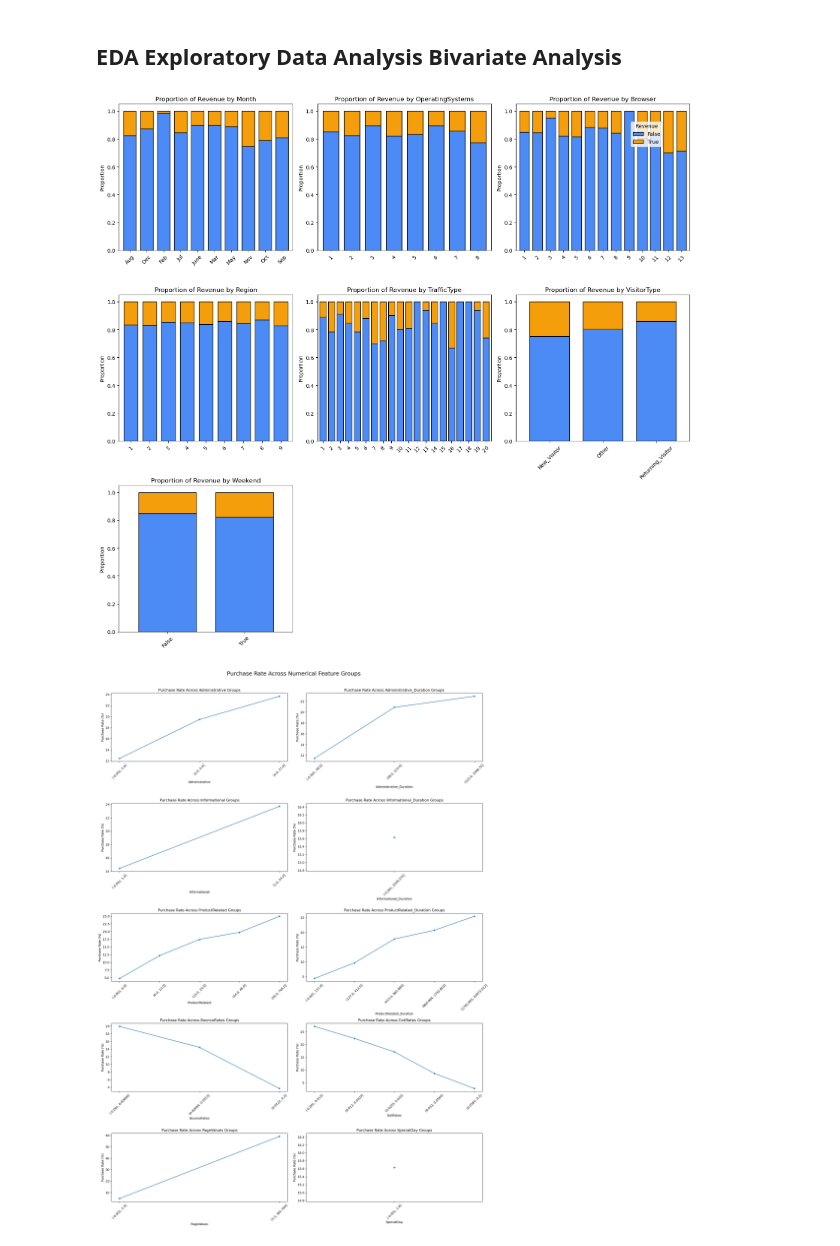
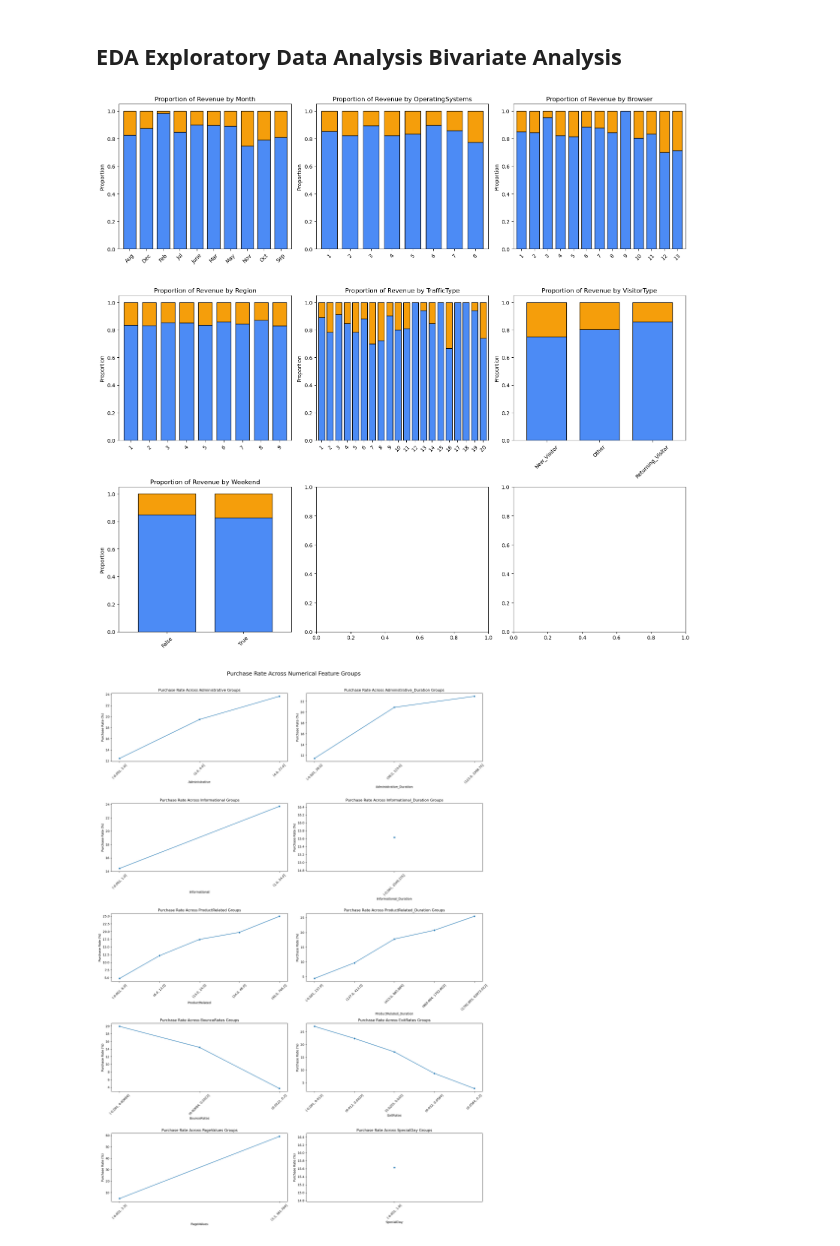
Before and after one commit to liaoxiaoyang3-prog/MLDP_project, a Jupyter notebook: MLDP.ipynb, the cells around one changed output. Saved outputs shown, nothing was run; the diff lists cells and outputs as text; code cells hidden in the pictures.

```diff
--- a/MLDP.ipynb
+++ b/MLDP.ipynb
@@ -481,20 +469,3 @@ for col in numeric_cols:
 [figure]
 [figure]
 [figure]
-# %%
-numeric_cols = df.select_dtypes(include='number').columns
-
-for col in numeric_cols:
-    Q1 = df[col].quantile(0.25)
-    Q3 = df[col].quantile(0.75)
-
-    IQR = Q3 - Q1
-
-    lower = Q1 - 1.5 * IQR
-    upper = Q3 + 1.5 * IQR
-
-    outliers = df[(df[col] < lower) | (df[col] > upper)]
-
-    print(f"{col}: {len(outliers)} outliers")
-
-# Cher ask me to use IQR and i used this and with the
@@ -688,52 +640,46 @@ plt.show()
 # %% [markdown]
 ## EDA Exploratory Data Analysis  Bivariate Analysis
 # %%
-# 2. Set up a clean 3x3 grid
+# a clean 3x3 grid
 fig, axes = plt.subplots(nrows=3, ncols=3, figsize=(16, 15))
 axes = axes.flatten()
 TARGET = "Revenue"
 
-# 3. Calculate proportions and plot using Pandas native stacked bars
+# proportions and plot using Pandas native stacked bars
 for i, col in enumerate(categorical_cols):
     # 'normalize="index"' turns the raw counts into a perfect 0.0 to 1.0 proportion
     crosstab = pd.crosstab(df[col], df[TARGET], normalize="index")
 
-    # Plot directly as a stacked bar chart
+    # Plot as a stacked bar
     crosstab.plot(
         kind="bar",
         stacked=True,
         ax=axes[i],
         edgecolor="black",
         width=0.75,
         color=["#4c8bf5", "#f59e0b"],
     )
 
     axes[i].set_title(f"Proportion of Revenue by {col}")
     axes[i].set_xlabel("")
     axes[i].set_ylabel("Proportion")
     axes[i].tick_params(axis="x", rotation=45)
     axes[i].get_legend().remove()
 
-# 4. Add one single master legend so the charts aren't cluttered
-handles, labels = axes[0].get_legend_handles_labels()
-fig.legend(handles, labels, title="Revenue", loc="upper right", bbox_to_anchor=(0.95, 0.95))
-
-# 5. Remove the two unused empty grid slots
-for j in range(len(categorical_cols), len(axes)):
-    fig.delaxes(axes[j])
+# the 2 empty is cuase it is 3x3
 
 plt.tight_layout()
 plt.show()
 
 # now we have a big view on the categorical cols
 
 # 1) the visitorType,Regionand weekend seems to not being the factors affecting wheather user will buy or not
 #  but the visitor type was a little suprising the weekend affects maybe just a bit
 # 2) the operating systems and the browser are both a little misleading as most people use just a few browser and os so this need to be careful
 # 3) we realized that the nov has a good proprtion which might be because of 11.11 and all kinds of dues given out
 # 4) the traffic type is quite important as it tells us different users using different ways to search for items have different buy rate
 # %% [output]
-[figure, old version]
+[figure, new version]
 # %%
 n_cols = 2
 n_rows = math.ceil(len(numeric_cols) / n_cols)
```
Also changed, not shown: parts of 13 cells of this notebook.
